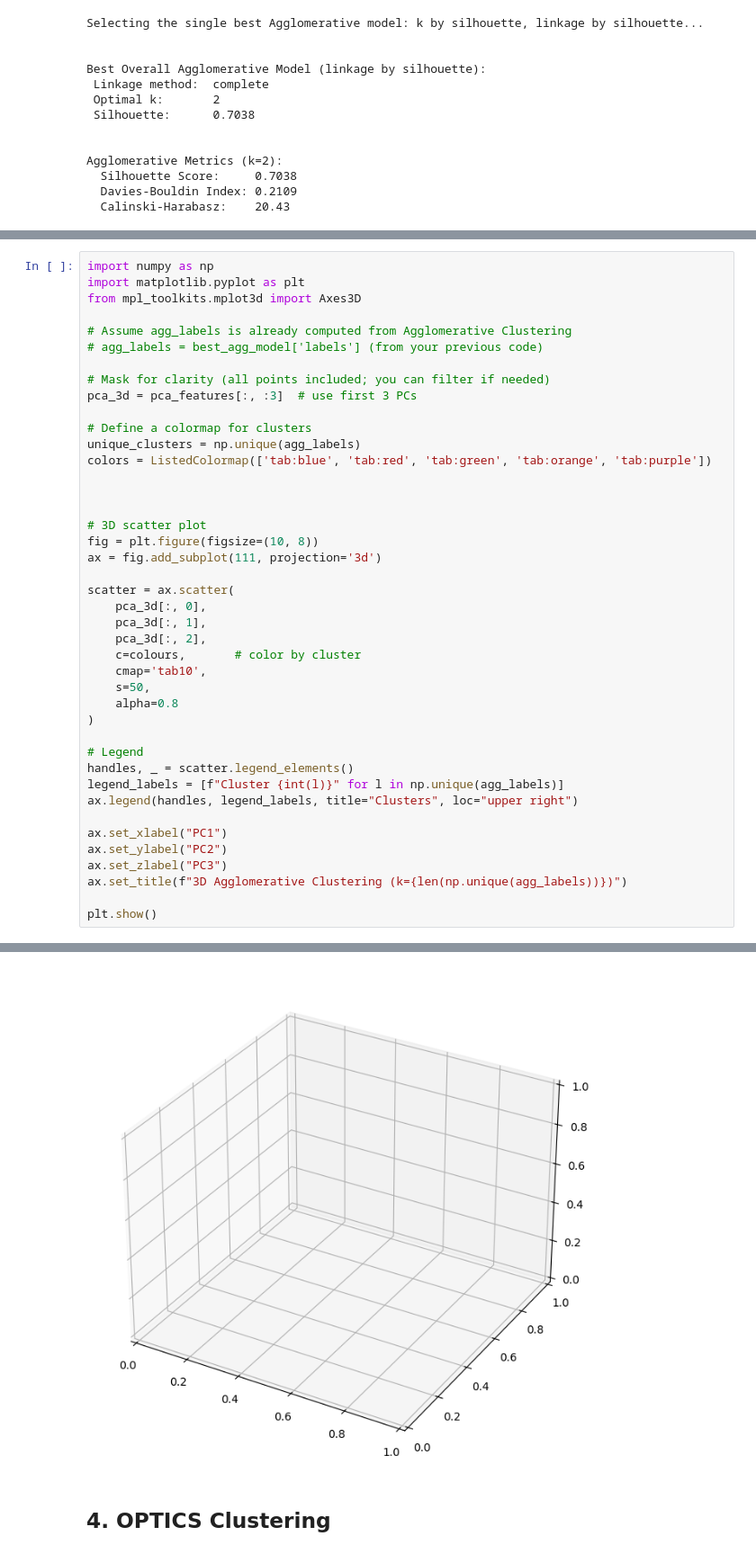
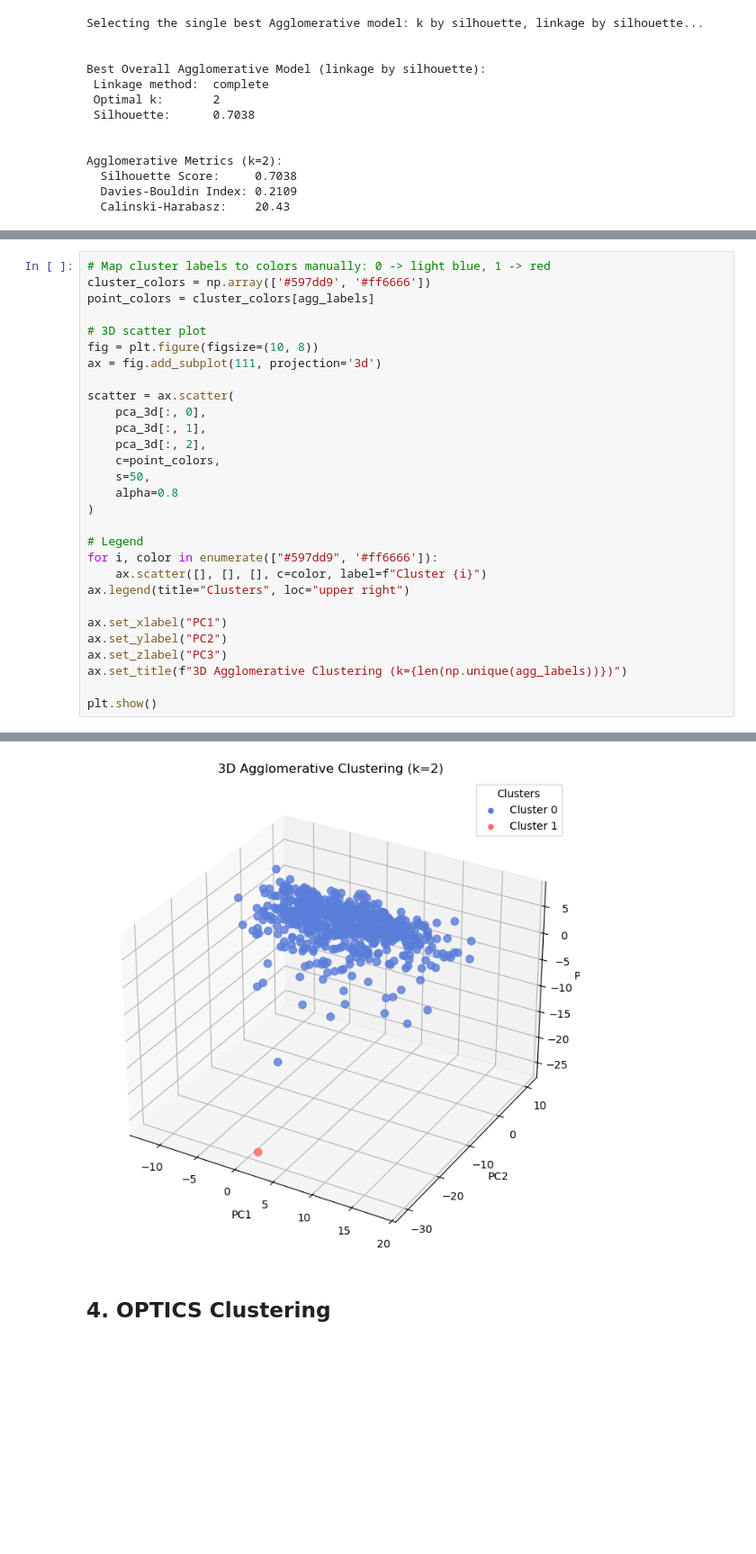
Before and after one commit to xandime/EEG_cluster_detection, a Jupyter notebook: compare_clustering_methods_PCA_Dortmund.ipynb, the cells around one changed output, grey strips where cells are left out. Shown at 90% size. Drawn from its saved outputs; the diff is of its cells as text; blank space fills up the shorter version.

```diff
--- a/compare_clustering_methods_PCA_Dortmund.ipynb
+++ b/compare_clustering_methods_PCA_Dortmund.ipynb
@@ -332,19 +372,7 @@ InvalidIndexError: (array([ True,  True,  True,  True,  True,  True,  True,  Tru
 # %%
-import numpy as np
-import matplotlib.pyplot as plt
-from mpl_toolkits.mplot3d import Axes3D
-
-# Assume agg_labels is already computed from Agglomerative Clustering
-# agg_labels = best_agg_model['labels'] (from your previous code)
-
-# Mask for clarity (all points included; you can filter if needed)
-pca_3d = pca_features[:, :3]  # use first 3 PCs
-
-# Define a colormap for clusters
-unique_clusters = np.unique(agg_labels)
-colors = ListedColormap(['tab:blue', 'tab:red', 'tab:green', 'tab:orange', 'tab:purple'])
-
-
+# Map cluster labels to colors manually: 0 -> light blue, 1 -> red
+cluster_colors = np.array(['#597dd9', '#ff6666'])
+point_colors = cluster_colors[agg_labels]
 
 # 3D scatter plot
 fig = plt.figure(figsize=(10, 8))
@@ -354,16 +382,15 @@ scatter = ax.scatter(
     pca_3d[:, 0],
     pca_3d[:, 1],
     pca_3d[:, 2],
-    c=colours,       # color by cluster
-    cmap='tab10',
+    c=point_colors,
     s=50,
     alpha=0.8
 )
 
 # Legend
-handles, _ = scatter.legend_elements()
-legend_labels = [f"Cluster {int(l)}" for l in np.unique(agg_labels)]
-ax.legend(handles, legend_labels, title="Clusters", loc="upper right")
+for i, color in enumerate(["#597dd9", '#ff6666']):
+    ax.scatter([], [], [], c=color, label=f"Cluster {i}")
+ax.legend(title="Clusters", loc="upper right")
 
 ax.set_xlabel("PC1")
 ax.set_ylabel("PC2")
@@ -376,3 +402,3 @@ NameError: name 'colours' is not defined
-[figure, old version]
+[figure, new version]
 # %% [markdown]
 ## 4. OPTICS Clustering
```
Also changed, not shown: parts of 24 cells of this notebook.
